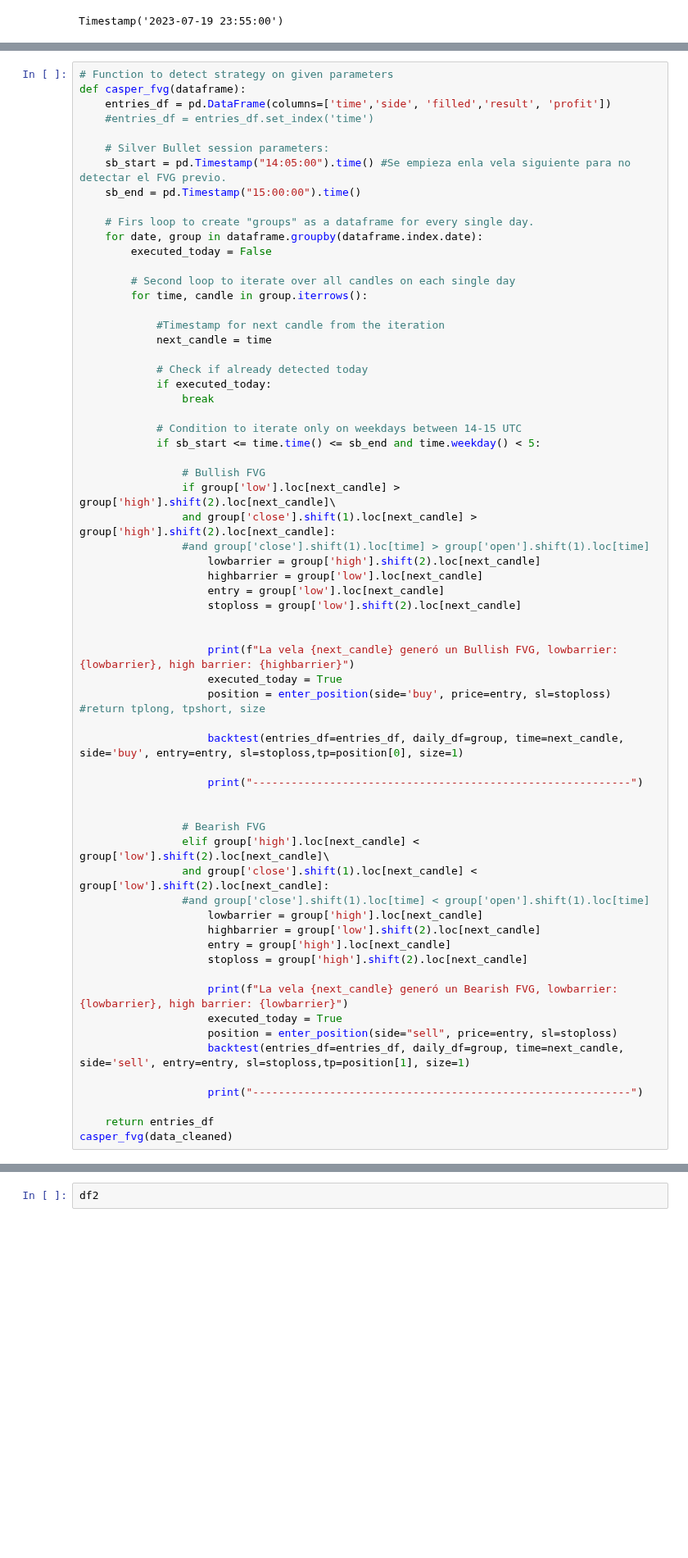
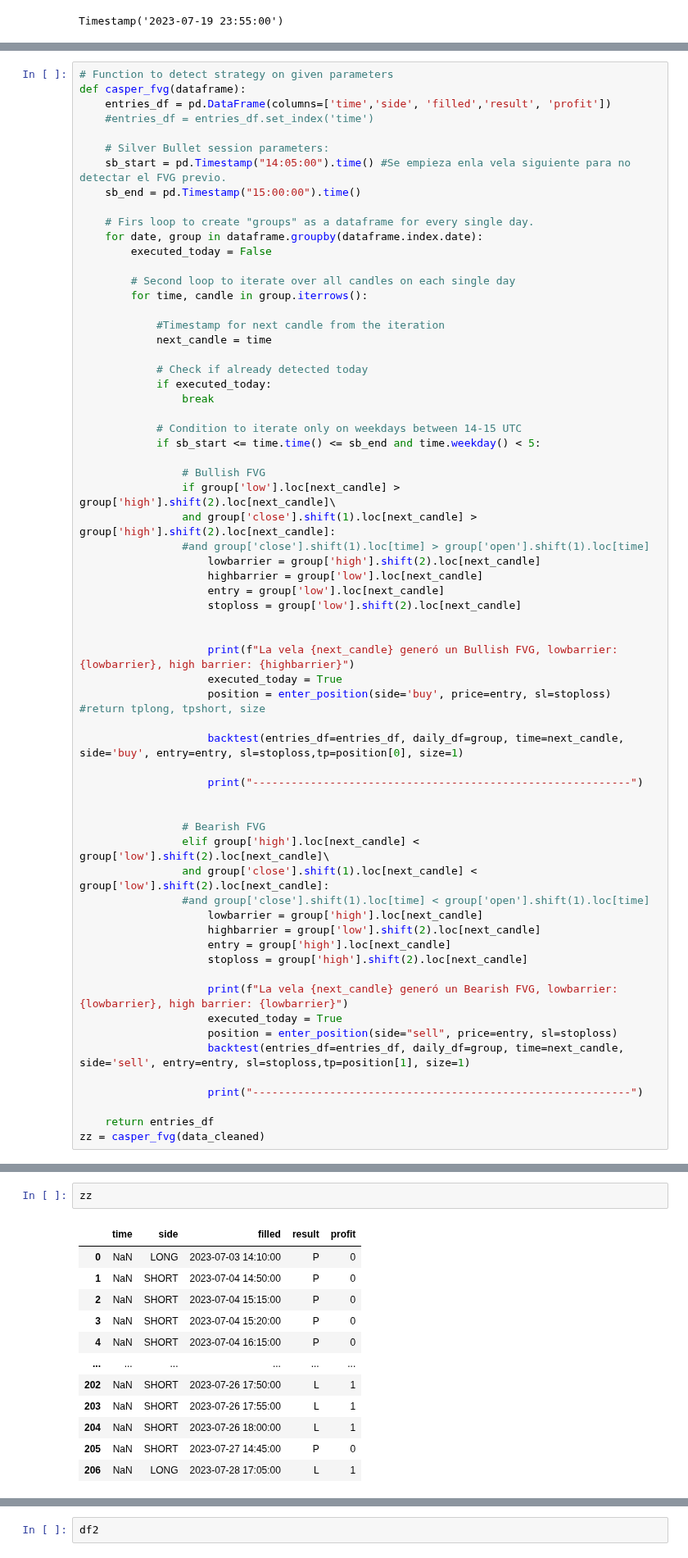
Before and after one commit to eduardogv/backtesting, a Jupyter notebook: FVG.ipynb, the cells around one changed output, grey strips where cells are left out. Shown at 82% size. Cells and saved outputs as stored; diff of their text form; blank space fills up the shorter version.

```diff
--- a/FVG.ipynb
+++ b/FVG.ipynb
@@ -464,7 +479,7 @@ def casper_fvg(dataframe):
                     print("-----------------------------------------------------------")
 
     return entries_df
-casper_fvg(data_cleaned)
+zz = casper_fvg(data_cleaned)
 # %% [output]
 La vela 2023-07-03 14:05:00 generó un Bullish FVG, lowbarrier: 30647.5, high barrier: 30664.5
 Se abre una position LONG, entrada: 30664.5, sl: 30608.4, tp: 30776.7, vol: 1
@@ -476,0 +501,15 @@ TypeError: '<=' not supported between instances of 'Timestamp' and 'datetime.tim
+# %%
+zz
+# %% [output]
+|  | time | side | filled | result | profit |
+| 0 | NaN | LONG | 2023-07-03 14:10:00 | P | 0 |
+| 1 | NaN | SHORT | 2023-07-04 14:50:00 | P | 0 |
+| 2 | NaN | SHORT | 2023-07-04 15:15:00 | P | 0 |
+| 3 | NaN | SHORT | 2023-07-04 15:20:00 | P | 0 |
+| 4 | NaN | SHORT | 2023-07-04 16:15:00 | P | 0 |
+| ... | ... | ... | ... | ... | ... |
+| 202 | NaN | SHORT | 2023-07-26 17:50:00 | L | 1 |
+| 203 | NaN | SHORT | 2023-07-26 17:55:00 | L | 1 |
+| 204 | NaN | SHORT | 2023-07-26 18:00:00 | L | 1 |
+| 205 | NaN | SHORT | 2023-07-27 14:45:00 | P | 0 |
+| 206 | NaN | LONG | 2023-07-28 17:05:00 | L | 1 |
```
Also changed, not shown: parts of 4 cells of this notebook.
